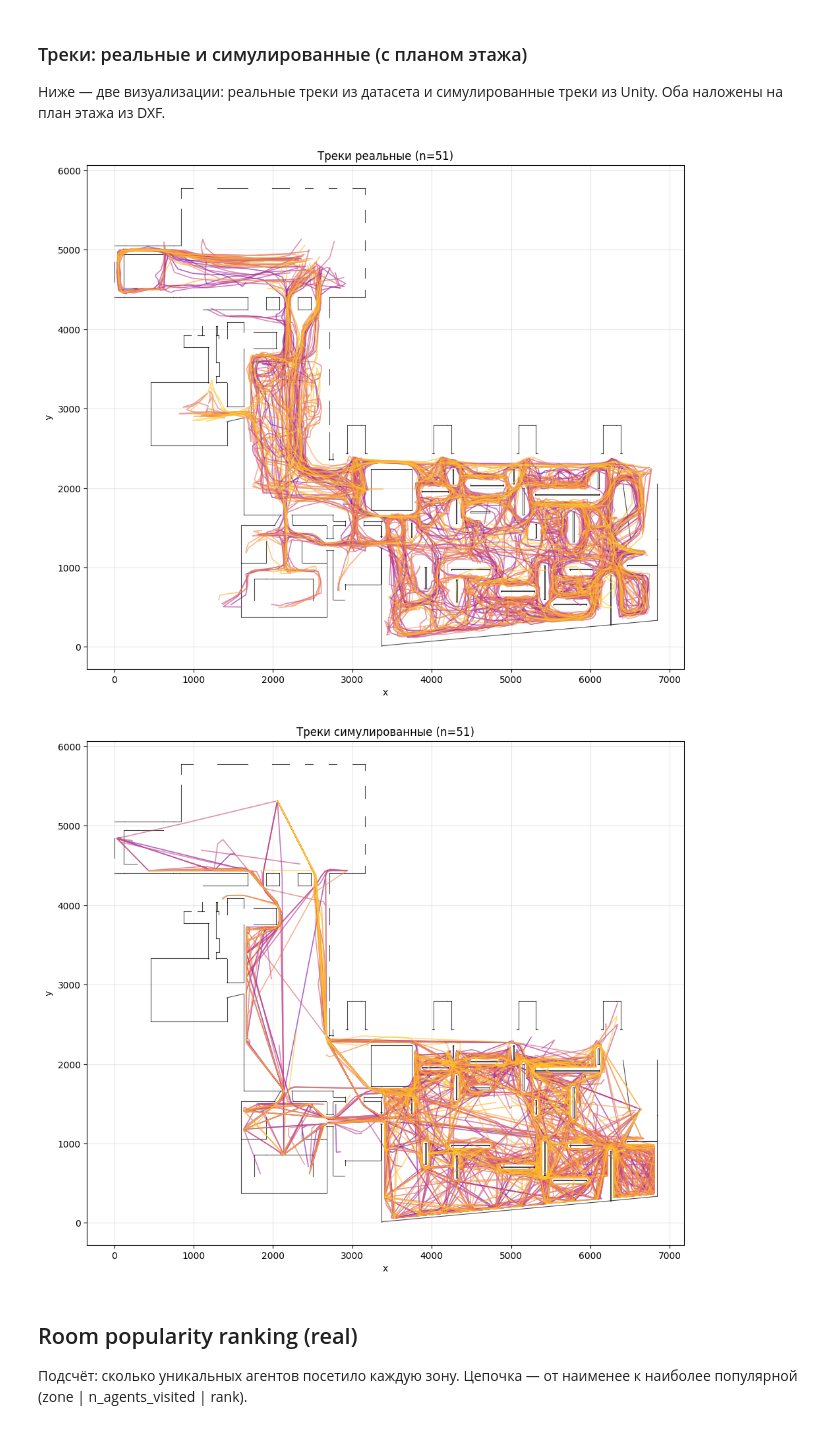
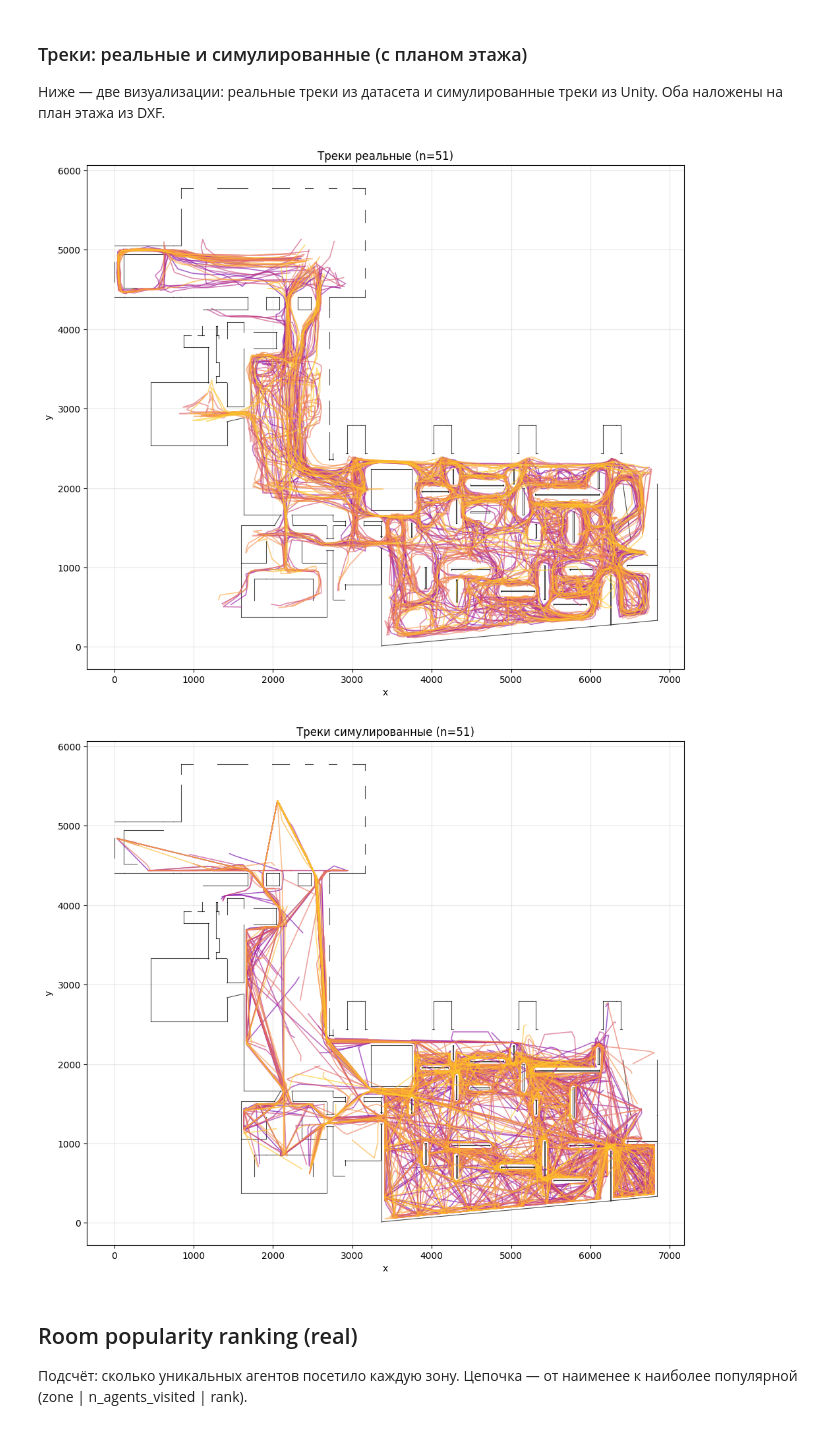
Before and after one commit to malkovajuly97-source/museum-flow-prediction, a Jupyter notebook: model_search/model_search_macro.ipynb, the cells around one changed output. Cells and saved outputs as stored; diff of their text form; code cells hidden in the pictures.

```diff
--- a/model_search/model_search_macro.ipynb
+++ b/model_search/model_search_macro.ipynb
@@ -25,7 +25,8 @@ PATH_DXF = str(Path("model_search") / "Floor_0.dxf") if (Path.cwd() / "model_sea
 PATH_TRAJECTORIES_CSV = "C://Users/malko/Desktop/Diploma/Term/bird-dataset-main/bird-dataset-main/data/normalized_trajectories"
 LAYER_FLOOR_PLAN = "Floor_plan"
 LAYER_AREA = "Area"
-LAYER_SIMULATION = "Simulation"  # треки из симуляции Unity
+PATH_UNITY_DXF = str(Path("model_search") / "unity_plan_and_tracks.dxf") if (Path.cwd() / "model_search" / "unity_plan_and_tracks.dxf").exists() else "unity_plan_and_tracks.dxf"
+LAYER_UNITY_TRACKS = "TRACKS"  # треки симуляции в unity DXF
 # %%
 %pip install -q ezdxf pandas shapely matplotlib scipy
 # %% [output]
@@ -39,7 +40,7 @@ Note: you may need to restart the kernel to use updated packages.
 # %%
 import numpy as np
 import matplotlib.pyplot as plt
-from room_popularity import load_trajectories_from_csv, parse_trajectories_from_dxf
+from room_popularity import load_trajectories_from_csv, load_simulated_trajectories_from_unity_dxf
 
 def _parse_floor_plan(path_dxf, layer):
     import ezdxf
@@ -67,38 +68,38 @@ def _parse_floor_plan(path_dxf, layer):
 
 plan_segments = _parse_floor_plan(PATH_DXF, LAYER_FLOOR_PLAN)
 traj_real = load_trajectories_from_csv(PATH_TRAJECTORIES_CSV, floor_number=0)
-traj_sim = parse_trajectories_from_dxf(PATH_DXF, LAYER_SIMULATION)
+traj_sim = load_simulated_trajectories_from_unity_dxf(PATH_DXF, PATH_UNITY_DXF, layer_reference_bird="Outline", layer_tracks_unity=LAYER_UNITY_TRACKS)
 
 def plot_tracks_with_plan(trajectories, title):
     fig, ax = plt.subplots(figsize=(10, 10))
     ax.set_aspect("equal")
     for (x1, y1, x2, y2) in plan_segments:
         ax.plot([x1, x2], [y1, y2], "k-", linewidth=0.8, alpha=0.7)
     JUMP_THRESHOLD = 500
     colors = plt.cm.plasma(np.linspace(0.2, 0.9, max(len(trajectories), 1)))
     for i, points in enumerate(trajectories):
         if len(points) < 2:
             continue
         xs = np.array([p[0] for p in points])
         ys = np.array([p[1] for p in points])
         dist = np.sqrt(np.diff(xs)**2 + np.diff(ys)**2)
         breaks = np.concatenate([[0], np.where(dist > JUMP_THRESHOLD)[0] + 1, [len(points)]])
         for j in range(len(breaks) - 1):
             start, end = int(breaks[j]), int(breaks[j + 1])
             if end - start >= 2:
                 ax.plot(xs[start:end], ys[start:end], "-", color=colors[i % len(colors)], alpha=0.6, linewidth=1.2)
     ax.set_title(title)
     ax.set_xlabel("x")
     ax.set_ylabel("y")
     ax.grid(alpha=0.3)
     plt.tight_layout()
     plt.show()
 
 plot_tracks_with_plan(traj_real, f"Треки реальные (n={len(traj_real)})")
 plot_tracks_with_plan(traj_sim, f"Треки симулированные (n={len(traj_sim)})")
 # %% [output]
 [figure]
-[figure, old version]
+[figure, new version]
 # %% [markdown]
 ## Room popularity ranking (real)
 
```
Also changed, not shown: parts of 4 cells of this notebook, 5 other files.
